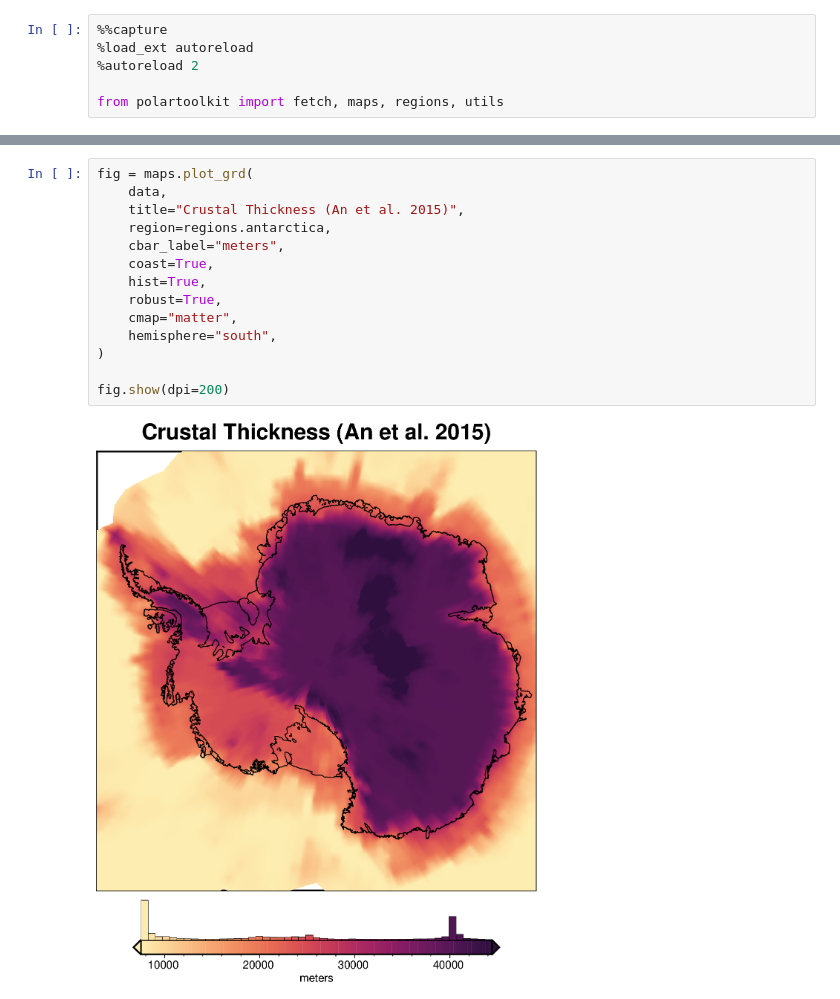
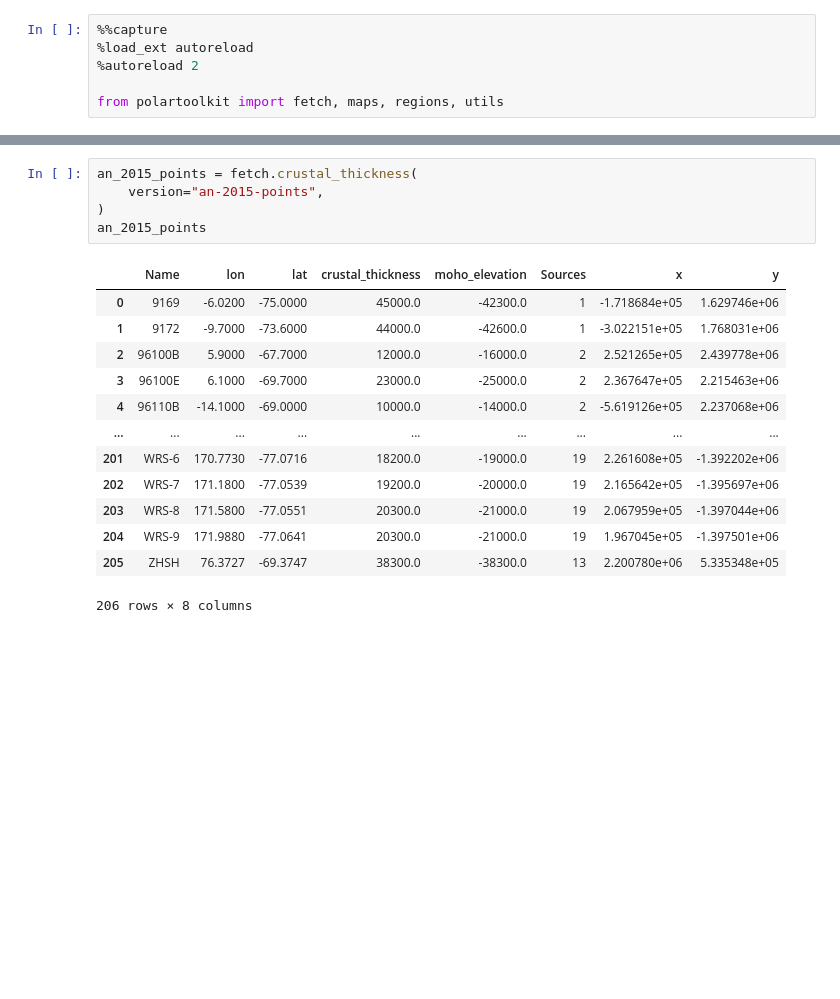
Before and after one commit to mdtanker/polartoolkit, a Jupyter notebook: docs/datasets/antarctica/crustal_thickness.ipynb, the cells around one changed output, grey strips where cells are left out. Cells and saved outputs as stored; diff of their text form; blank space fills up the shorter version.

```diff
--- a/docs/datasets/antarctica/crustal_thickness.ipynb
+++ b/docs/datasets/antarctica/crustal_thickness.ipynb
@@ -42,16 +64,19 @@ grid registration: g
-# %%
-fig = maps.plot_grd(
-    data,
-    title="Crustal Thickness (An et al. 2015)",
-    region=regions.antarctica,
-    cbar_label="meters",
-    coast=True,
-    hist=True,
-    robust=True,
-    cmap="matter",
-    hemisphere="south",
-)
-
-fig.show(dpi=200)
-# %% [output]
-[figure, removed]
+# %%
+an_2015_points = fetch.crustal_thickness(
+    version="an-2015-points",
+)
+an_2015_points
+# %% [output]
+|  | Name | lon | lat | crustal_thickness | moho_elevation | Sources | x | y |
+| 0 | 9169 | -6.0200 | -75.0000 | 45000.0 | -42300.0 | 1 | -1.718684e+05 | 1.629746e+06 |
+| 1 | 9172 | -9.7000 | -73.6000 | 44000.0 | -42600.0 | 1 | -3.022151e+05 | 1.768031e+06 |
+| 2 | 96100B | 5.9000 | -67.7000 | 12000.0 | -16000.0 | 2 | 2.521265e+05 | 2.439778e+06 |
+| 3 | 96100E | 6.1000 | -69.7000 | 23000.0 | -25000.0 | 2 | 2.367647e+05 | 2.215463e+06 |
+| 4 | 96110B | -14.1000 | -69.0000 | 10000.0 | -14000.0 | 2 | -5.619126e+05 | 2.237068e+06 |
+| ... | ... | ... | ... | ... | ... | ... | ... | ... |
+| 201 | WRS-6 | 170.7730 | -77.0716 | 18200.0 | -19000.0 | 19 | 2.261608e+05 | -1.392202e+06 |
+| 202 | WRS-7 | 171.1800 | -77.0539 | 19200.0 | -20000.0 | 19 | 2.165642e+05 | -1.395697e+06 |
+| 203 | WRS-8 | 171.5800 | -77.0551 | 20300.0 | -21000.0 | 19 | 2.067959e+05 | -1.397044e+06 |
+| 204 | WRS-9 | 171.9880 | -77.0641 | 20300.0 | -21000.0 | 19 | 1.967045e+05 | -1.397501e+06 |
+| 205 | ZHSH | 76.3727 | -69.3747 | 38300.0 | -38300.0 | 13 | 2.200780e+06 | 5.335348e+05 |
+206 rows × 8 columns
```
Also changed, not shown: parts of 4 cells of this notebook, 4 other files.
